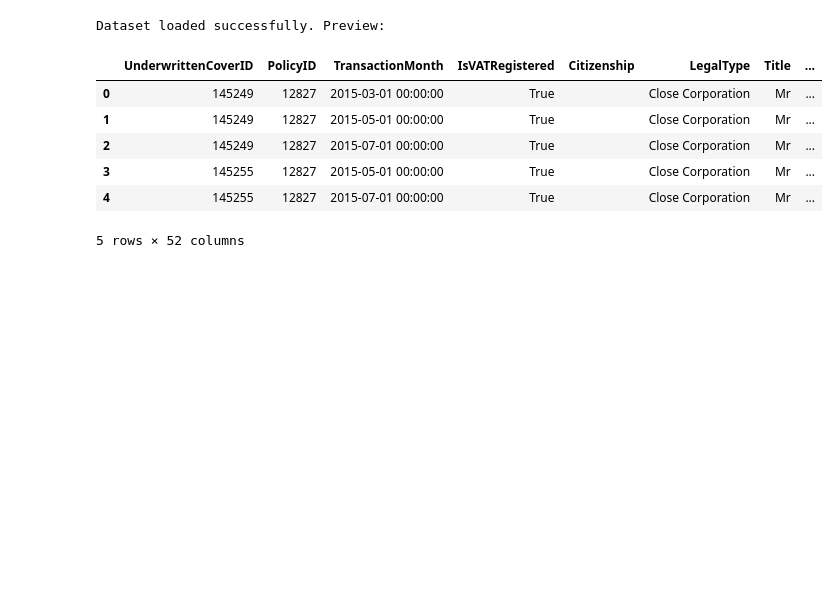
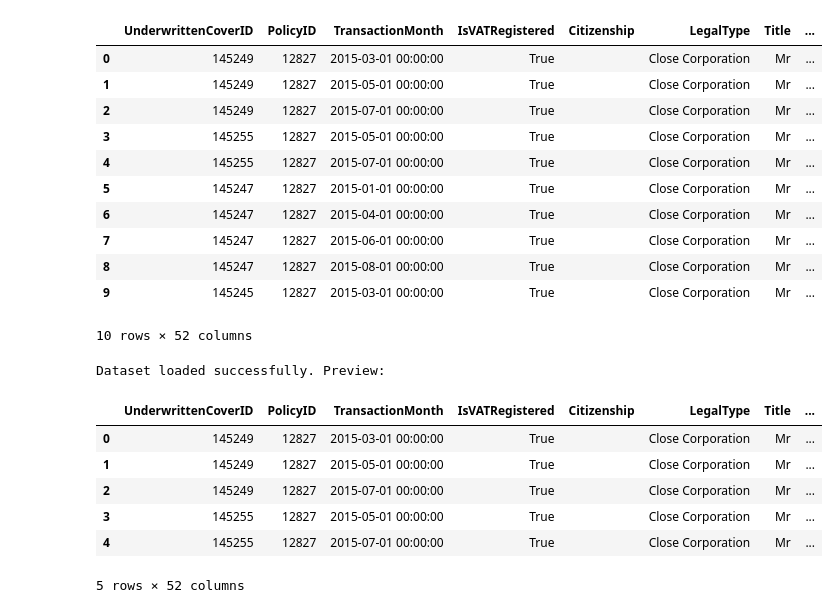
Before and after one commit to Ofgeha-Gelana/ACIS-PremiumOptimizer, a Jupyter notebook: notebooks/eda.ipynb, the cells around one changed output. Cells and saved outputs as stored; diff of their text form; code cells hidden in the pictures; blank space fills up the shorter version.

```diff
--- a/notebooks/eda.ipynb
+++ b/notebooks/eda.ipynb
@@ -6,0 +9,17 @@ sys.path.append('..')
+# %%
+insurance_data = load_data('MachineLearningRating_v3.txt')
+# %%
+insurance_data.head(10)
+# %% [output]
+|  | UnderwrittenCoverID | PolicyID | TransactionMonth | IsVATRegistered | Citizenship | LegalType | Title | ... |
+| 0 | 145249 | 12827 | 2015-03-01 00:00:00 | True |  | Close Corporation | Mr | ... |
+| 1 | 145249 | 12827 | 2015-05-01 00:00:00 | True |  | Close Corporation | Mr | ... |
+| 2 | 145249 | 12827 | 2015-07-01 00:00:00 | True |  | Close Corporation | Mr | ... |
+| 3 | 145255 | 12827 | 2015-05-01 00:00:00 | True |  | Close Corporation | Mr | ... |
+| 4 | 145255 | 12827 | 2015-07-01 00:00:00 | True |  | Close Corporation | Mr | ... |
+| 5 | 145247 | 12827 | 2015-01-01 00:00:00 | True |  | Close Corporation | Mr | ... |
+| 6 | 145247 | 12827 | 2015-04-01 00:00:00 | True |  | Close Corporation | Mr | ... |
+| 7 | 145247 | 12827 | 2015-06-01 00:00:00 | True |  | Close Corporation | Mr | ... |
+| 8 | 145247 | 12827 | 2015-08-01 00:00:00 | True |  | Close Corporation | Mr | ... |
+| 9 | 145245 | 12827 | 2015-03-01 00:00:00 | True |  | Close Corporation | Mr | ... |
+10 rows × 52 columns
```
Also changed, not shown: parts of 2 cells of this notebook, 1 other file.
